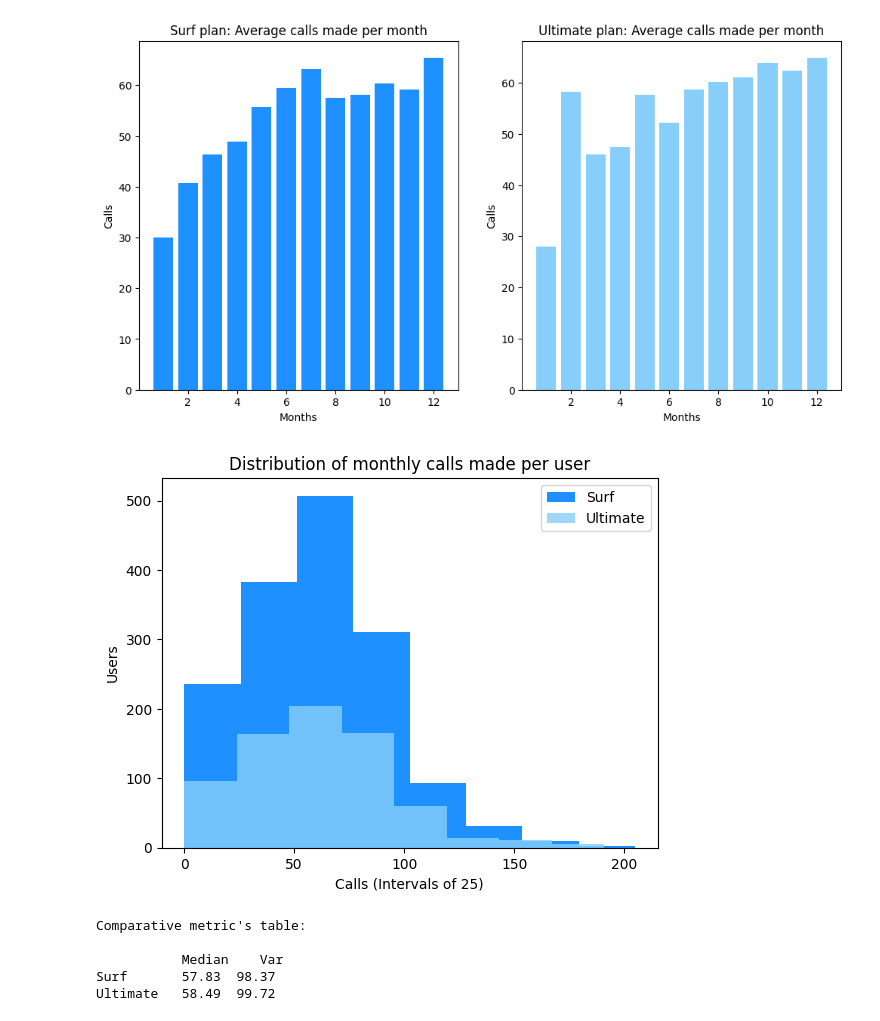
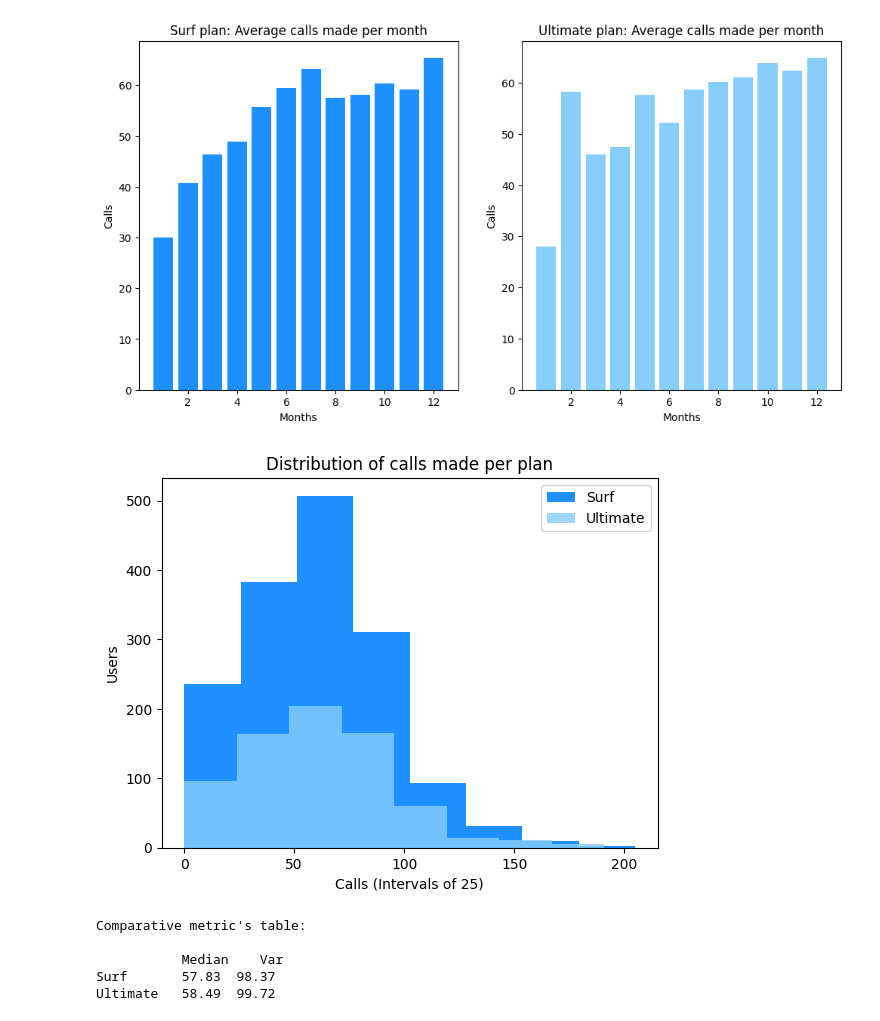
Before and after one commit to Calarioz/DA_Telecom, a Jupyter notebook: Jupyter.ipynb, the cells around one changed output. Cells and saved outputs as stored; diff of their text form; code cells hidden in the pictures.

```diff
--- a/Jupyter.ipynb
+++ b/Jupyter.ipynb
@@ -648,23 +664,23 @@ comparative_plans_bar_char(set_1 = surf_mean_calls,
 # %%
 # Getting Dataset
 calls_summary = df_summary[['plan_name','calls']]
 
 # Plans
 surf_calls_sumary = calls_summary[calls_summary['plan_name'] == 'surf']
 ultimate_calls_sumary = calls_summary[calls_summary['plan_name'] == 'ultimate']
 
 comparative_plans_hist_char(set_1= surf_calls_sumary,
                             color_1='dodgerblue',
                             set_2 =ultimate_calls_sumary,
                             color_2='lightskyblue',
                             field ='calls',
                             x_label='Calls (Intervals of 25)',
                             y_label='Users',
-                            title='Distribution of monthly calls made per user',
+                            title='Distribution of calls made per plan',
                             bins=8,
                             )
 # %% [output]
-[figure, old version]
+[figure, new version]
 # %%
 # Getting metric charts
 basic_metrics(set_1 = surf_mean_calls,
```
Also changed, not shown: parts of 23 cells of this notebook.
